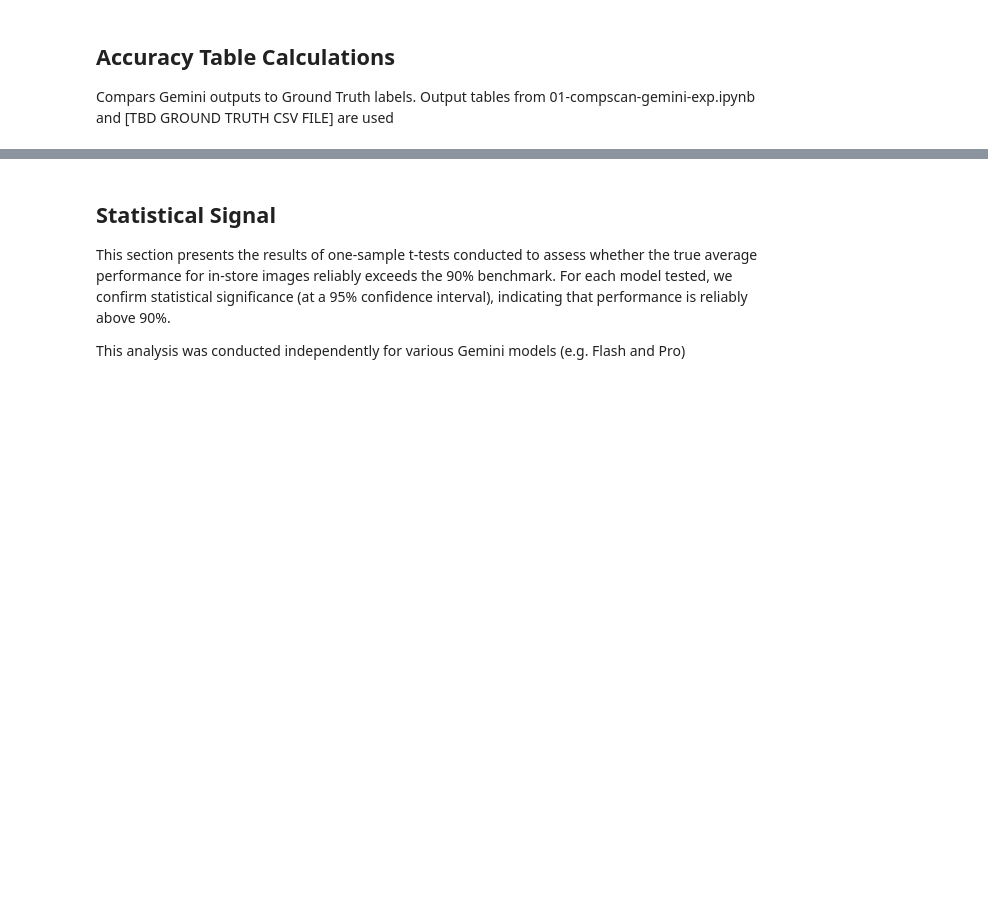
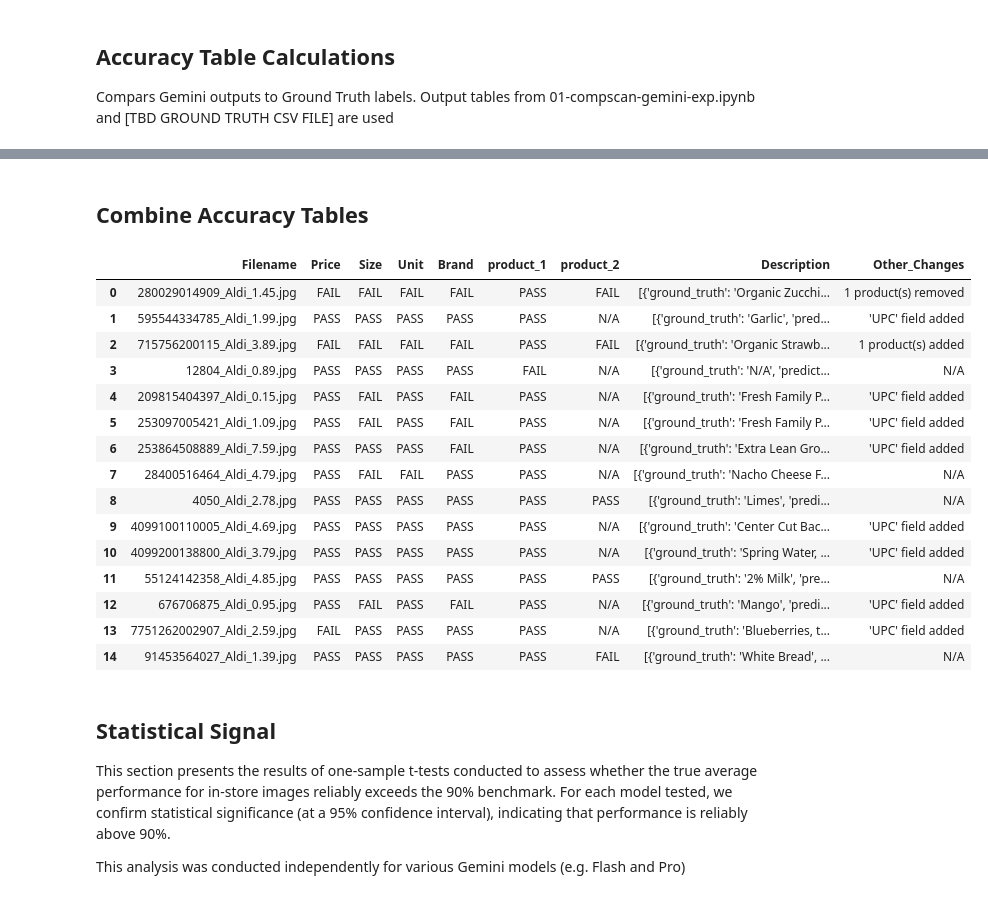
Before and after one commit to behardja/instore-image-data-extraction, a Jupyter notebook: notebooks/02-compscan-analysis.ipynb, the cells around one changed output, grey strips where cells are left out. Cells and saved outputs as stored; diff of their text form; code cells hidden in the pictures; blank space fills up the shorter version.

```diff
--- a/notebooks/02-compscan-analysis.ipynb
+++ b/notebooks/02-compscan-analysis.ipynb
@@ -8,0 +382,24 @@ Compars Gemini outputs to Ground Truth labels. Output tables from 01-compscan-ge
+# %%
+########### EVAL
+
+custom_text_quality = PointwiseMetric(
+    metric="custom_text_quality",
+    metric_prompt_template=PointwiseMetricPromptTemplate(
+        criteria={
+            "Product Type Similairty": (
+                "String comparison that matches product logically"
+            ),
+        },
+        rating_rubric={
+            "0": "The response includes 'N/A' AND/OR consists of pairs of strings that DO NOT connect (e.g. 'Cucumbers\n\nN/A (Product not in prediction)') ",
+            "1": "The response consists of pairs of strings that DO connect (e.g. 'Cantaloupe Melons\n\nLoose Cantaloupe Melons') ",
+        },
+    ),
+)
+
+eval_task = EvalTask(
+    dataset=eval_df,
+    metrics=[custom_text_quality],
+)
+
+pointwise_result = eval_task.evaluate()
@@ -8,0 +468,40 @@ Compars Gemini outputs to Ground Truth labels. Output tables from 01-compscan-ge
+# %% [markdown]
+## Combine Accuracy Tables
+# %%
+final_df = pd.merge(df_wide, df_eval_results, on='Filename', how='inner')
+
+# Get all 'product_' columns dynamically and sort them
+product_cols = sorted([col for col in final_df.columns if col.startswith('product_')])
+
+# Define the final column order
+final_column_order = [
+    'Filename',
+    'Price',
+    'Size',
+    'Unit',
+    'Brand'
+] + product_cols + [
+    'Description',
+    'Other_Changes'
+]
+
+# Apply the new order.
+final_df = final_df[final_column_order]
+final_df
+# %% [output]
+|  | Filename | Price | Size | Unit | Brand | product_1 | product_2 | Description | Other_Changes |
+| 0 | 280029014909_Aldi_1.45.jpg | FAIL | FAIL | FAIL | FAIL | PASS | FAIL | [{'ground_truth': 'Organic Zucchi... | 1 product(s) removed |
+| 1 | 595544334785_Aldi_1.99.jpg | PASS | PASS | PASS | PASS | PASS | N/A | [{'ground_truth': 'Garlic', 'pred... | 'UPC' field added |
+| 2 | 715756200115_Aldi_3.89.jpg | FAIL | FAIL | FAIL | FAIL | PASS | FAIL | [{'ground_truth': 'Organic Strawb... | 1 product(s) added |
+| 3 | 12804_Aldi_0.89.jpg | PASS | PASS | PASS | PASS | FAIL | N/A | [{'ground_truth': 'N/A', 'predict... | N/A |
+| 4 | 209815404397_Aldi_0.15.jpg | PASS | FAIL | PASS | FAIL | PASS | N/A | [{'ground_truth': 'Fresh Family P... | 'UPC' field added |
+| 5 | 253097005421_Aldi_1.09.jpg | PASS | FAIL | PASS | FAIL | PASS | N/A | [{'ground_truth': 'Fresh Family P... | 'UPC' field added |
+| 6 | 253864508889_Aldi_7.59.jpg | PASS | PASS | PASS | FAIL | PASS | N/A | [{'ground_truth': 'Extra Lean Gro... | 'UPC' field added |
+| 7 | 28400516464_Aldi_4.79.jpg | PASS | FAIL | FAIL | PASS | PASS | N/A | [{'ground_truth': 'Nacho Cheese F... | N/A |
+| 8 | 4050_Aldi_2.78.jpg | PASS | PASS | PASS | PASS | PASS | PASS | [{'ground_truth': 'Limes', 'predi... | N/A |
+| 9 | 4099100110005_Aldi_4.69.jpg | PASS | PASS | PASS | PASS | PASS | N/A | [{'ground_truth': 'Center Cut Bac... | 'UPC' field added |
+| 10 | 4099200138800_Aldi_3.79.jpg | PASS | PASS | PASS | PASS | PASS | N/A | [{'ground_truth': 'Spring Water, ... | 'UPC' field added |
+| 11 | 55124142358_Aldi_4.85.jpg | PASS | PASS | PASS | PASS | PASS | PASS | [{'ground_truth': '2% Milk', 'pre... | N/A |
+| 12 | 676706875_Aldi_0.95.jpg | PASS | FAIL | PASS | FAIL | PASS | N/A | [{'ground_truth': 'Mango', 'predi... | 'UPC' field added |
+| 13 | 7751262002907_Aldi_2.59.jpg | FAIL | PASS | PASS | PASS | PASS | N/A | [{'ground_truth': 'Blueberries, t... | 'UPC' field added |
+| 14 | 91453564027_Aldi_1.39.jpg | PASS | PASS | PASS | PASS | PASS | FAIL | [{'ground_truth': 'White Bread', ... | N/A |
```
Also changed, not shown: parts of 17 cells of this notebook, 1 other file.
